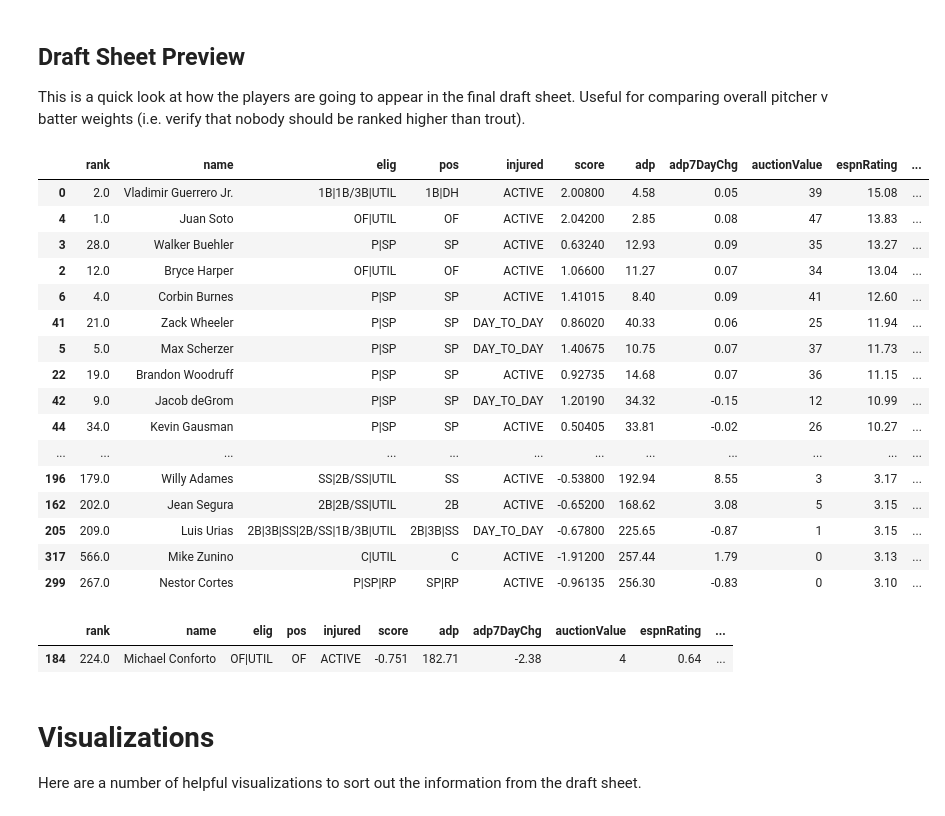
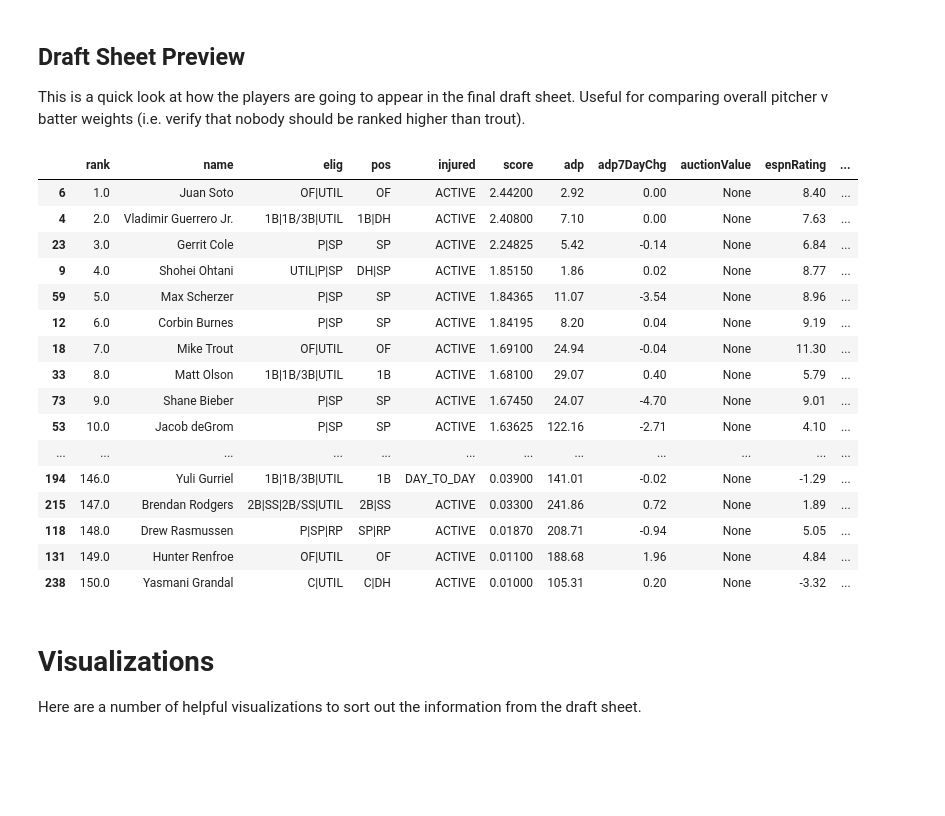
Before and after one commit to zmsy/notebooks, a Jupyter notebook: player_z_scores_preseason.ipynb, the cells around one changed output. Drawn from its saved outputs; the diff is of its cells as text; code cells hidden in the pictures; blank space fills up the shorter version.

```diff
--- a/player_z_scores_preseason.ipynb
+++ b/player_z_scores_preseason.ipynb
@@ -291,7 +291,7 @@ dfp.sort_values(by="total_z_score_rank", inplace=True)
 For the majority of the z-scores that we're taking, the actual values of them are affected by the long-tail of players who don't get much playing time. To offset this, the mean is artifically placed at halfway through our number of drafted players to account for the fact that will be replacement level for our league.
 # %%
 # decrement scores by the mean of all drafted positions
-NUM_TEAMS = 8
+NUM_TEAMS = 12
 NUM_BATTERS = 15
 NUM_PITCHERS = 10
 
@@ -414,15 +414,13 @@ dfd = dfd[
         "espnAdpChng",
         "espnAuctionValue",
         "espnRating",
+        "espnId",
         "pctOwn",
         "pctStart",
-        "url",
         "catg",
-        "catgRank",
-        "primaryPos",
-        "primaryPosRank",
         "pListRank",
         "pListTier",
+        "primaryPos"
     ]
 ]
 
@@ -445,30 +443,25 @@ with pd.ExcelWriter("fantasy2022.xlsx") as writer:
 
 This is a quick look at how the players are going to appear in the final draft sheet. Useful for comparing overall pitcher v batter weights (i.e. verify that nobody should be ranked higher than trout).
 # %%
-dfd.sort_values(by="espnRating", ascending=False).head(150)
+dfd.sort_values(by="score", ascending=False).head(150)
 # %% [output]
 |  | rank | name | elig | pos | injured | score | adp | adp7DayChg | auctionValue | espnRating | ... |
-| 0 | 2.0 | Vladimir Guerrero Jr. | 1B|1B/3B|UTIL | 1B|DH | ACTIVE | 2.00800 | 4.58 | 0.05 | 39 | 15.08 | ... |
-| 4 | 1.0 | Juan Soto | OF|UTIL | OF | ACTIVE | 2.04200 | 2.85 | 0.08 | 47 | 13.83 | ... |
-| 3 | 28.0 | Walker Buehler | P|SP | SP | ACTIVE | 0.63240 | 12.93 | 0.09 | 35 | 13.27 | ... |
-| 2 | 12.0 | Bryce Harper | OF|UTIL | OF | ACTIVE | 1.06600 | 11.27 | 0.07 | 34 | 13.04 | ... |
-| 6 | 4.0 | Corbin Burnes | P|SP | SP | ACTIVE | 1.41015 | 8.40 | 0.09 | 41 | 12.60 | ... |
-| 41 | 21.0 | Zack Wheeler | P|SP | SP | DAY_TO_DAY | 0.86020 | 40.33 | 0.06 | 25 | 11.94 | ... |
-| 5 | 5.0 | Max Scherzer | P|SP | SP | DAY_TO_DAY | 1.40675 | 10.75 | 0.07 | 37 | 11.73 | ... |
-| 22 | 19.0 | Brandon Woodruff | P|SP | SP | ACTIVE | 0.92735 | 14.68 | 0.07 | 36 | 11.15 | ... |
-| 42 | 9.0 | Jacob deGrom | P|SP | SP | DAY_TO_DAY | 1.20190 | 34.32 | -0.15 | 12 | 10.99 | ... |
-| 44 | 34.0 | Kevin Gausman | P|SP | SP | ACTIVE | 0.50405 | 33.81 | -0.02 | 26 | 10.27 | ... |
+| 6 | 1.0 | Juan Soto | OF|UTIL | OF | ACTIVE | 2.44200 | 2.92 | 0.00 | None | 8.40 | ... |
+| 4 | 2.0 | Vladimir Guerrero Jr. | 1B|1B/3B|UTIL | 1B|DH | ACTIVE | 2.40800 | 7.10 | 0.00 | None | 7.63 | ... |
+| 23 | 3.0 | Gerrit Cole | P|SP | SP | ACTIVE | 2.24825 | 5.42 | -0.14 | None | 6.84 | ... |
+| 9 | 4.0 | Shohei Ohtani | UTIL|P|SP | DH|SP | ACTIVE | 1.85150 | 1.86 | 0.02 | None | 8.77 | ... |
+| 59 | 5.0 | Max Scherzer | P|SP | SP | ACTIVE | 1.84365 | 11.07 | -3.54 | None | 8.96 | ... |
+| 12 | 6.0 | Corbin Burnes | P|SP | SP | ACTIVE | 1.84195 | 8.20 | 0.04 | None | 9.19 | ... |
+| 18 | 7.0 | Mike Trout | OF|UTIL | OF | ACTIVE | 1.69100 | 24.94 | -0.04 | None | 11.30 | ... |
+| 33 | 8.0 | Matt Olson | 1B|1B/3B|UTIL | 1B | ACTIVE | 1.68100 | 29.07 | 0.40 | None | 5.79 | ... |
+| 73 | 9.0 | Shane Bieber | P|SP | SP | ACTIVE | 1.67450 | 24.07 | -4.70 | None | 9.01 | ... |
+| 53 | 10.0 | Jacob deGrom | P|SP | SP | ACTIVE | 1.63625 | 122.16 | -2.71 | None | 4.10 | ... |
 | ... | ... | ... | ... | ... | ... | ... | ... | ... | ... | ... | ... |
-| 196 | 179.0 | Willy Adames | SS|2B/SS|UTIL | SS | ACTIVE | -0.53800 | 192.94 | 8.55 | 3 | 3.17 | ... |
-| 162 | 202.0 | Jean Segura | 2B|2B/SS|UTIL | 2B | ACTIVE | -0.65200 | 168.62 | 3.08 | 5 | 3.15 | ... |
-| 205 | 209.0 | Luis Urias | 2B|3B|SS|2B/SS|1B/3B|UTIL | 2B|3B|SS | DAY_TO_DAY | -0.67800 | 225.65 | -0.87 | 1 | 3.15 | ... |
-| 317 | 566.0 | Mike Zunino | C|UTIL | C | ACTIVE | -1.91200 | 257.44 | 1.79 | 0 | 3.13 | ... |
-| 299 | 267.0 | Nestor Cortes | P|SP|RP | SP|RP | ACTIVE | -0.96135 | 256.30 | -0.83 | 0 | 3.10 | ... |
+| 194 | 146.0 | Yuli Gurriel | 1B|1B/3B|UTIL | 1B | DAY_TO_DAY | 0.03900 | 141.01 | -0.02 | None | -1.29 | ... |
+| 215 | 147.0 | Brendan Rodgers | 2B|SS|2B/SS|UTIL | 2B|SS | ACTIVE | 0.03300 | 241.86 | 0.72 | None | 1.89 | ... |
+| 118 | 148.0 | Drew Rasmussen | P|SP|RP | SP|RP | ACTIVE | 0.01870 | 208.71 | -0.94 | None | 5.05 | ... |
+| 131 | 149.0 | Hunter Renfroe | OF|UTIL | OF | ACTIVE | 0.01100 | 188.68 | 1.96 | None | 4.84 | ... |
+| 238 | 150.0 | Yasmani Grandal | C|UTIL | C|DH | ACTIVE | 0.01000 | 105.31 | 0.20 | None | -3.32 | ... |
-# %%
-dfd[dfd['name'] == "Michael Conforto"]
-# %% [output]
-|  | rank | name | elig | pos | injured | score | adp | adp7DayChg | auctionValue | espnRating | ... |
-| 184 | 224.0 | Michael Conforto | OF|UTIL | OF | ACTIVE | -0.751 | 182.71 | -2.38 | 4 | 0.64 | ... |
 # %% [markdown]
 # Visualizations
 
```
Also changed, not shown: parts of 4 cells of this notebook, 3 other files.
